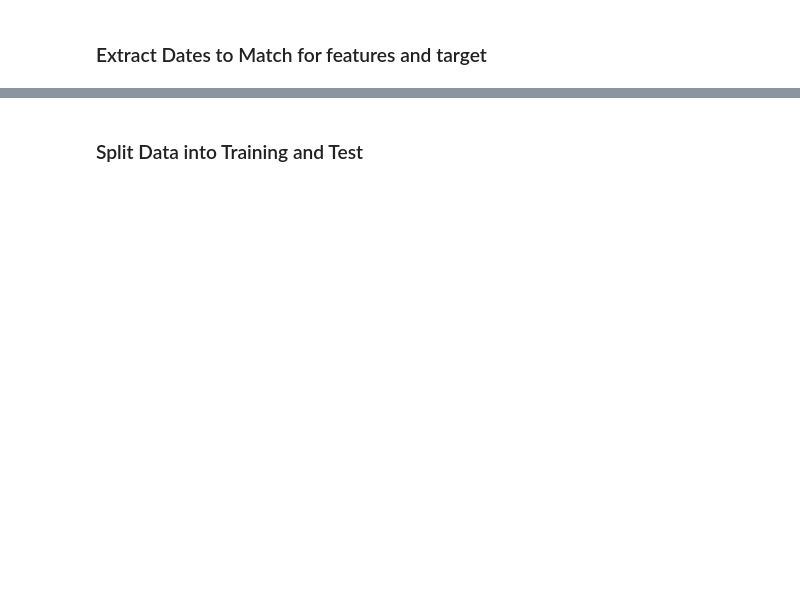
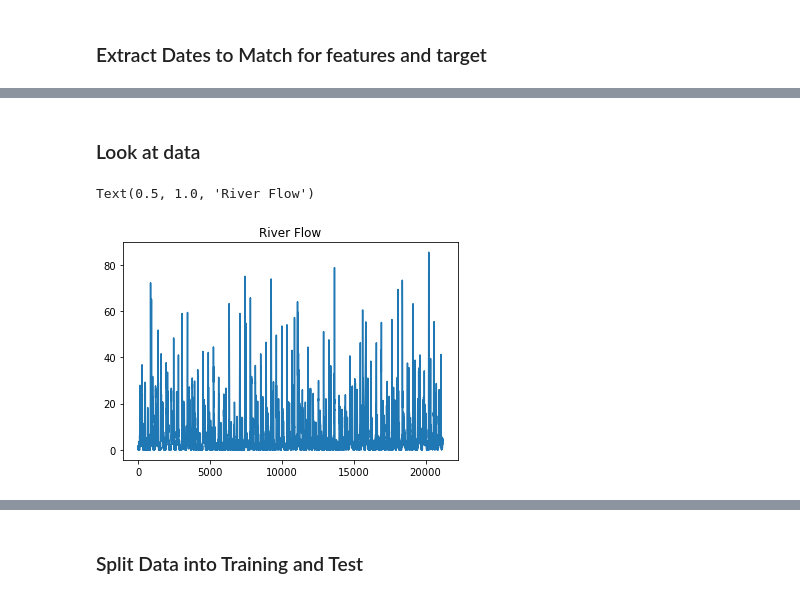
Before and after one commit to kpegion/riverflow, a Jupyter notebook: src/RiverFlow.ipynb, the cells around one changed output, grey strips where cells are left out. Drawn from its saved outputs; the diff is of its cells as text; code cells hidden in the pictures; blank space fills up the shorter version.

```diff
--- a/src/RiverFlow.ipynb
+++ b/src/RiverFlow.ipynb
@@ -116,3 +248,11 @@ plt.plot(ds_trunc_flow)
+# %% [markdown]
+### Look at data
+# %%
+plt.plot(ds_trunc_flow)
+plt.title('River Flow')
+# %% [output]
+Text(0.5, 1.0, 'River Flow')
+[figure, added]
 # %%
 ncols=3
 nrows=3
```
Also changed, not shown: parts of 54 cells of this notebook, 1 other file.
